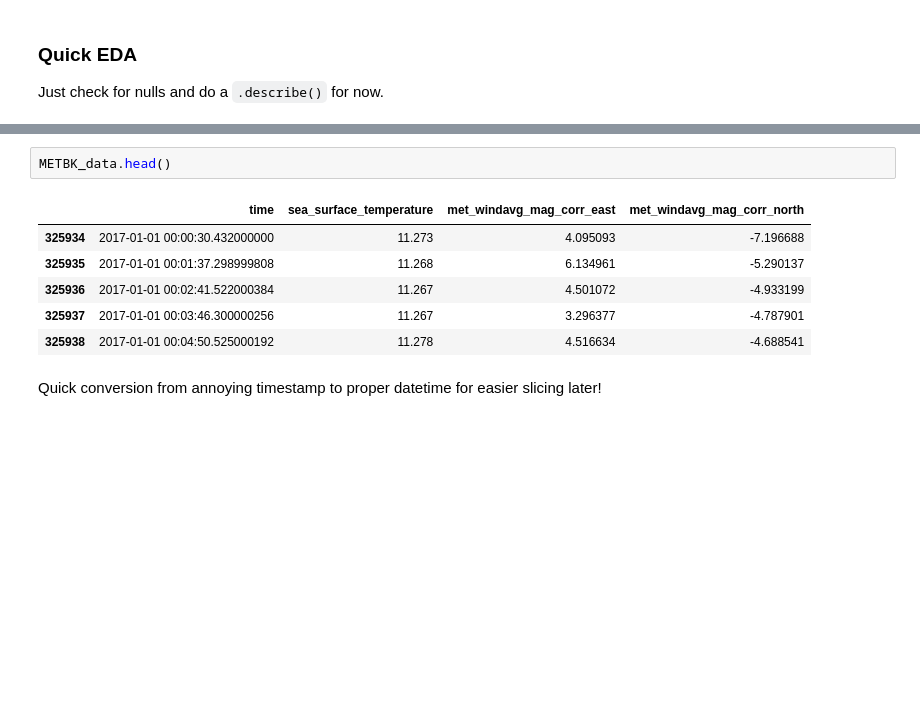
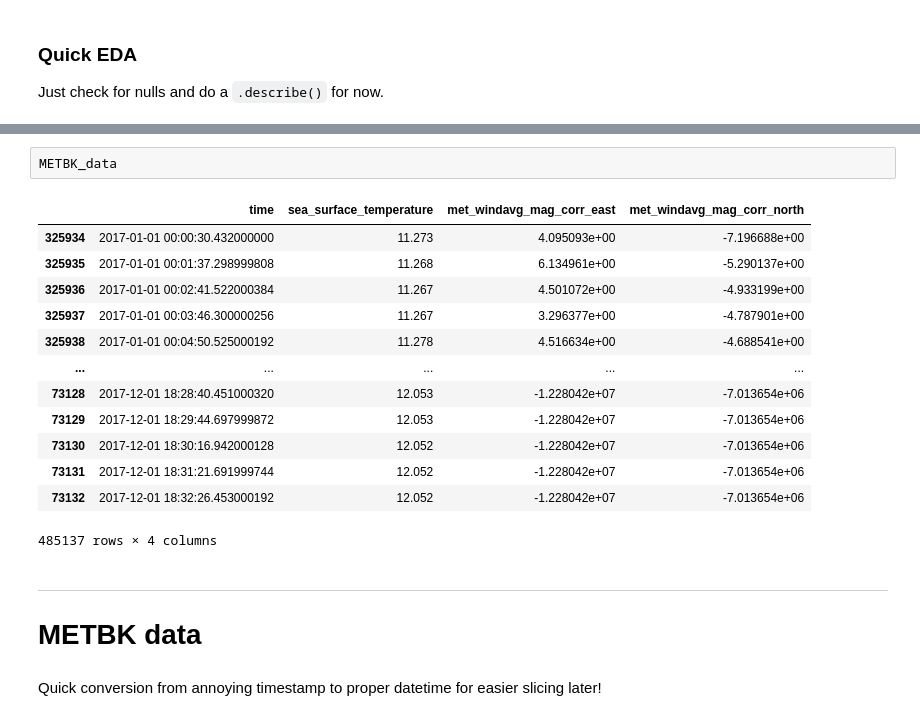
Before and after one commit to dgumustel/coastal-upwelling, a Jupyter notebook: 01_data_collection.ipynb, the cells around one changed output, grey strips where cells are left out. Cells and saved outputs as stored; diff of their text form; blank space fills up the shorter version.

```diff
--- a/01_data_collection.ipynb
+++ b/01_data_collection.ipynb
@@ -349,12 +354,22 @@ CTD_data.head()
 # %%
-METBK_data.head()
+METBK_data
 # %% [output]
 |  | time | sea_surface_temperature | met_windavg_mag_corr_east | met_windavg_mag_corr_north |
-| 325934 | 2017-01-01 00:00:30.432000000 | 11.273 | 4.095093 | -7.196688 |
-| 325935 | 2017-01-01 00:01:37.298999808 | 11.268 | 6.134961 | -5.290137 |
-| 325936 | 2017-01-01 00:02:41.522000384 | 11.267 | 4.501072 | -4.933199 |
-| 325937 | 2017-01-01 00:03:46.300000256 | 11.267 | 3.296377 | -4.787901 |
-| 325938 | 2017-01-01 00:04:50.525000192 | 11.278 | 4.516634 | -4.688541 |
+| 325934 | 2017-01-01 00:00:30.432000000 | 11.273 | 4.095093e+00 | -7.196688e+00 |
+| 325935 | 2017-01-01 00:01:37.298999808 | 11.268 | 6.134961e+00 | -5.290137e+00 |
+| 325936 | 2017-01-01 00:02:41.522000384 | 11.267 | 4.501072e+00 | -4.933199e+00 |
+| 325937 | 2017-01-01 00:03:46.300000256 | 11.267 | 3.296377e+00 | -4.787901e+00 |
+| 325938 | 2017-01-01 00:04:50.525000192 | 11.278 | 4.516634e+00 | -4.688541e+00 |
+| ... | ... | ... | ... | ... |
+| 73128 | 2017-12-01 18:28:40.451000320 | 12.053 | -1.228042e+07 | -7.013654e+06 |
+| 73129 | 2017-12-01 18:29:44.697999872 | 12.053 | -1.228042e+07 | -7.013654e+06 |
+| 73130 | 2017-12-01 18:30:16.942000128 | 12.052 | -1.228042e+07 | -7.013654e+06 |
+| 73131 | 2017-12-01 18:31:21.691999744 | 12.052 | -1.228042e+07 | -7.013654e+06 |
+| 73132 | 2017-12-01 18:32:26.453000192 | 12.052 | -1.228042e+07 | -7.013654e+06 |
+485137 rows × 4 columns
+# %% [markdown]
+---
+# METBK data
 # %% [markdown]
 Quick conversion from annoying timestamp to proper datetime for easier slicing later!
 # %%
```
Also changed, not shown: parts of 84 cells of this notebook.
